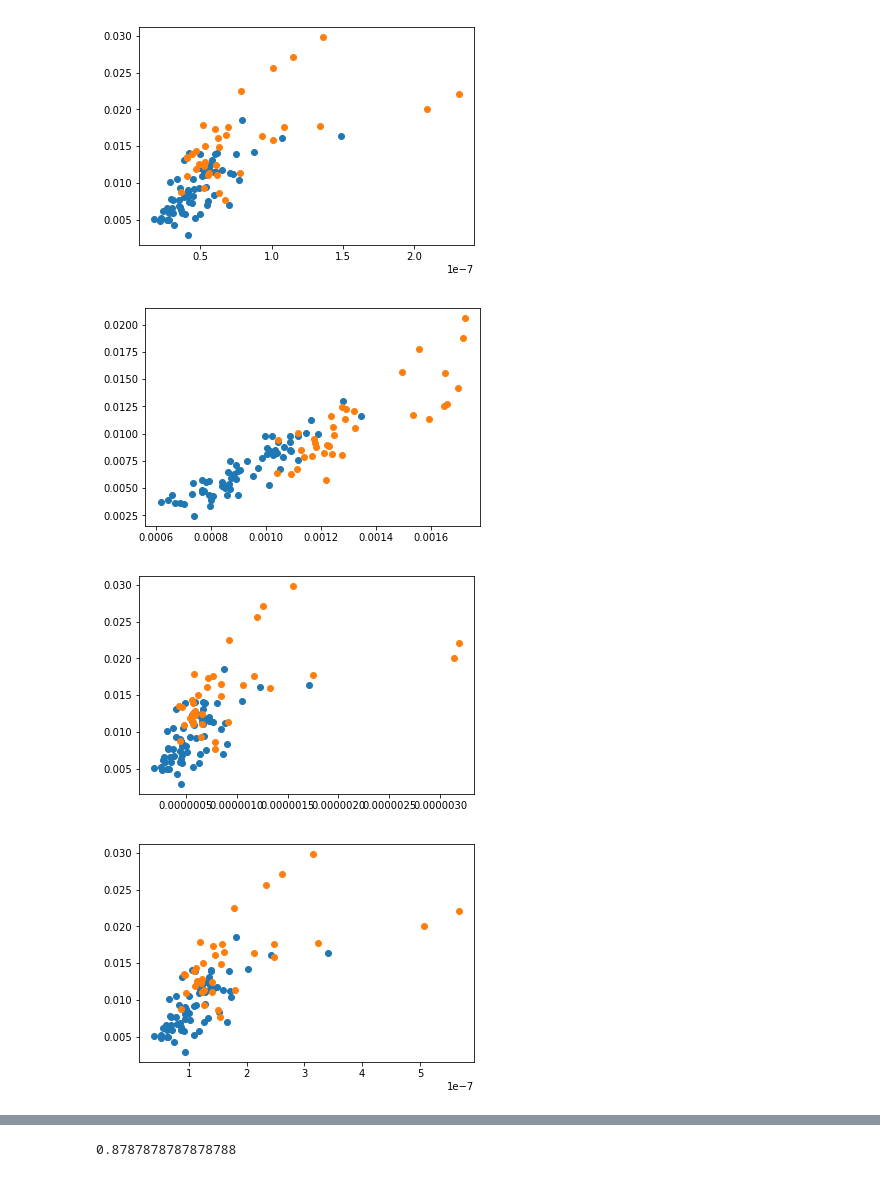
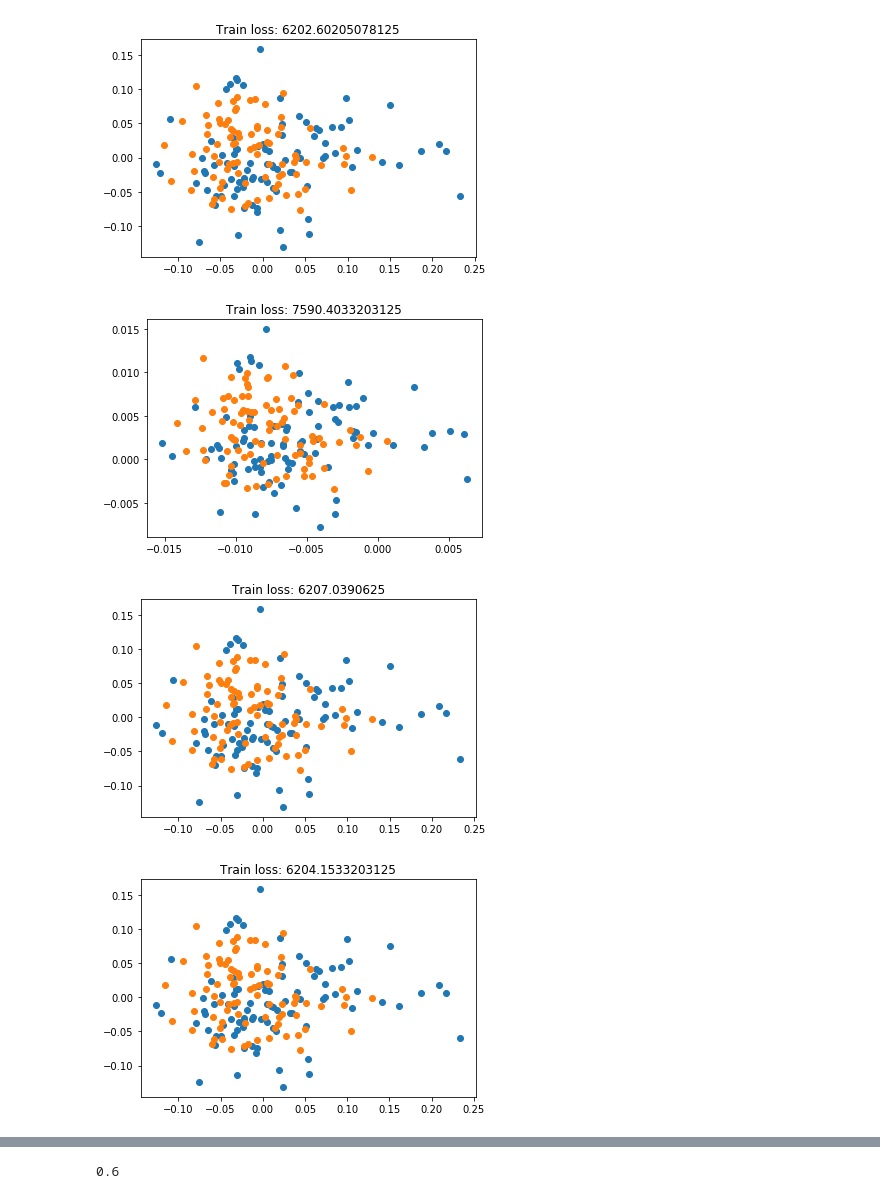
Before and after one commit to ChristianIngwersen/Non-Linear-Metric-Learning, a Jupyter notebook: Experimenting.ipynb, the cells around one changed output, grey strips where cells are left out. Saved outputs shown, nothing was run; the diff lists cells and outputs as text; code cells hidden in the pictures.

Commit message:
Added cats and dogs data and PCA visualization

```diff
--- a/Experimenting.ipynb
+++ b/Experimenting.ipynb
@@ -57,12 +81,12 @@ acc
 # %%
-nearest_points = chi_sq_nn(X.astype('float32'))
+nearest_points = chi_sq_nn(X_train.astype('float32'))
 #nearest_points = euclidean_nn(X.astype('float32'))
 # %%
 ## Same Class Neighbors - Automatic v2.0
 nn = np.zeros((N*K,2), dtype=np.int32)
 for i in range(N):
     tmp = nearest_points[i]
-    idx = [elem for elem in tmp if elem in np.where(y==y[i])[0]]
+    idx = [elem for elem in tmp if elem in np.where(y_train==y_train[i])[0]]
     nn[i::N,1] = idx[1:K+1]
     nn[i::N,0] = np.repeat(idx[0], K)
 # %%
@@ -78,8 +102,12 @@ def plot_func(X,y):
     #plt.show()
 
 t = 5
-print(y[t])
-plot_func(X,y)
+pca = PCA(2)
+pca.fit(X_train)
+trans_X_train = pca.transform(X_train)
+
+for i in range(2):
+    plt.plot(trans_X_train[y_train==i,0], trans_X_train[y_train==i,1] , 'o')
 #plt.plot(X[int(nn[t,0]),0],X[int(nn[t,0]),1],'x')
 #plt.plot(X[nn[t,1:].astype(np.int),0],X[nn[t,1:].astype(np.int),1],'*')
 #plt.plot(X[im[t,:].astype(np.int),0],X[im[t,:].astype(np.int),1],'*')
@@ -90,5 +117,6 @@ plt.show()
 # %%
 def get_impostors(D, nn, y, margin):
+    N = np.shape(D)[0]
     idxs = tf.reshape(tf.tile(tf.range(N),[N*K]), (N*N*K,1))
     tn_idxs = tf.reshape(tf.tile(nn, [1, N]), (-1, 2))
     all_idxs = tf.concat([tn_idxs, idxs], axis=1)
@@ -102,20 +130,23 @@ def get_impostors(D, nn, y, margin):
     is_different_class = tf.not_equal(tf.gather(y, tn_index[:,1]), tf.gather(y, im_index[:,1]))
 
     predicate = tf.logical_and(is_too_close, is_different_class)
+    #print(tf.reduce_sum(tf.cast(predicate, tf.int32)))
     return tf.boolean_mask(all_idxs, predicate) # (idx, target neighbour index, imposter index)
 
 def loss(X, A, nn, y, margin):
     L = tf.nn.softmax(A,axis=0)
     #X_bar = tf.cast(X @ L, tf.float32)
-    X_bar = tf.transpose(tf.cast(L @ X.T, tf.float32))
+    X_bar = tf.cast(X @ tf.transpose(L), tf.float32)
     D = chi_sq_dist(X_bar)
 
     im_triple = get_impostors(D, nn, y, margin)
+    #print(im_triple)
 
     pull_term = tf.gather_nd(D, nn) # (N*K, 1) where each element
     pull_loss = tf.reduce_sum(pull_term)
 
     push_loss = tf.reduce_sum(margin + tf.gather_nd(D, im_triple[:,:2]) - tf.gather_nd(D, im_triple[:,::2]))
+    #print(push_loss)
     loss = pull_loss + mu * push_loss
     return loss
 
@@ -129,33 +157,38 @@ X = X / tmp
 # %%
 r = dims
 A = tf.Variable(np.eye(r, dims) + 0.01* np.ones((r,dims)))
+#A = tf.Variable(tf.random.uniform((r,dims)))
 
-margin = 0.5
-mu = 10000
+#margin = 0.5
+#margin = 0.001
+margin = .8
+mu = 0.2
 
-optimizer = tf.train.GradientDescentOptimizer(learning_rate=0.01)
+optimizer = tf.train.AdamOptimizer(learning_rate=0.1)
 #plot_func(X @ np.array(tf.nn.softmax(A,axis=0)), y)
-for i in range(200):
-    grads = grad(X, A, nn, y, margin)
+for i in range(1000):
+    grads = grad(X_train, A, nn, y_train, margin)
     optimizer.apply_gradients(zip([grads], [A]))
 
-    if i % 50 == 0:
-        print(loss(X, A, nn, y, margin).numpy())
+    if i % 100 == 0:
         plt.figure()
+        plt.title(f"Train loss: {loss(X_train, A, nn, y_train, margin).numpy()}")
         L = np.array(tf.nn.softmax(A,axis=0))
-        x_bar = (L @ X.T).T
-        for i in range(3):
-            plt.plot(x_bar[y==i,0], x_bar[y==i,1] , 'o')
+        x_bar = X_train @ L.T
+        trans_X_train = pca.transform(x_bar)
+
+        for i in range(2):
+            plt.plot(trans_X_train[y_train==i,0], trans_X_train[y_train==i,1] , 'o')
         #plot_func(X @ np.array(tf.nn.softmax(A,axis=0)),y)
         #plt.title(loss(X, A, nn, y, margin).numpy())
 
         display.clear_output(wait=True)
         display.display(plt.gcf())
 
 
 #optimizer.minimize(loss)
 # %% [output]
-[figure, old version]
+[figure, new version]
-[figure, old version]
+[figure, new version]
-[figure, old version]
+[figure, new version]
-[figure, old version]
+[figure, new version]
@@ -164,9 +203,11 @@ for i in range(200):
 L = np.array(tf.nn.softmax(A,axis=0))
 knc = KNeighborsClassifier(n_neighbors=K, algorithm='ball_tree', metric='pyfunc',
                            metric_params={'func': single_chi_sq_dist})
-knc.fit((L @ X_train.T).T, y_train)
-y_hat = knc.predict((L @ X_test.T).T)
+#knc = RadiusNeighborsClassifier(radius=margin, algorithm='ball_tree', metric='pyfunc',
+#                            metric_params={'func': single_chi_sq_dist})
+knc.fit(X_train @ L.T, y_train)
+y_hat = knc.predict(X_test @ L.T)
 acc = np.sum(y_hat == y_test) / len(y_test)
 acc
 # %% [output]
-0.8787878787878788
+0.6
```
Also changed, not shown: parts of 21 cells of this notebook, 1 other file.
